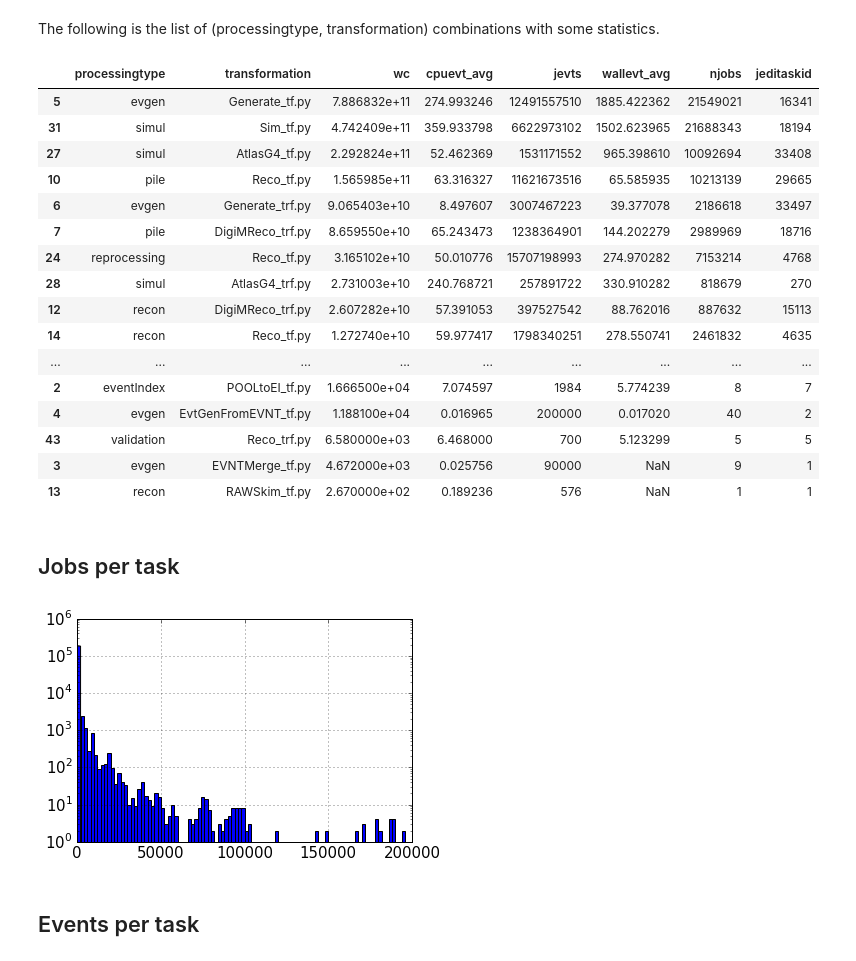
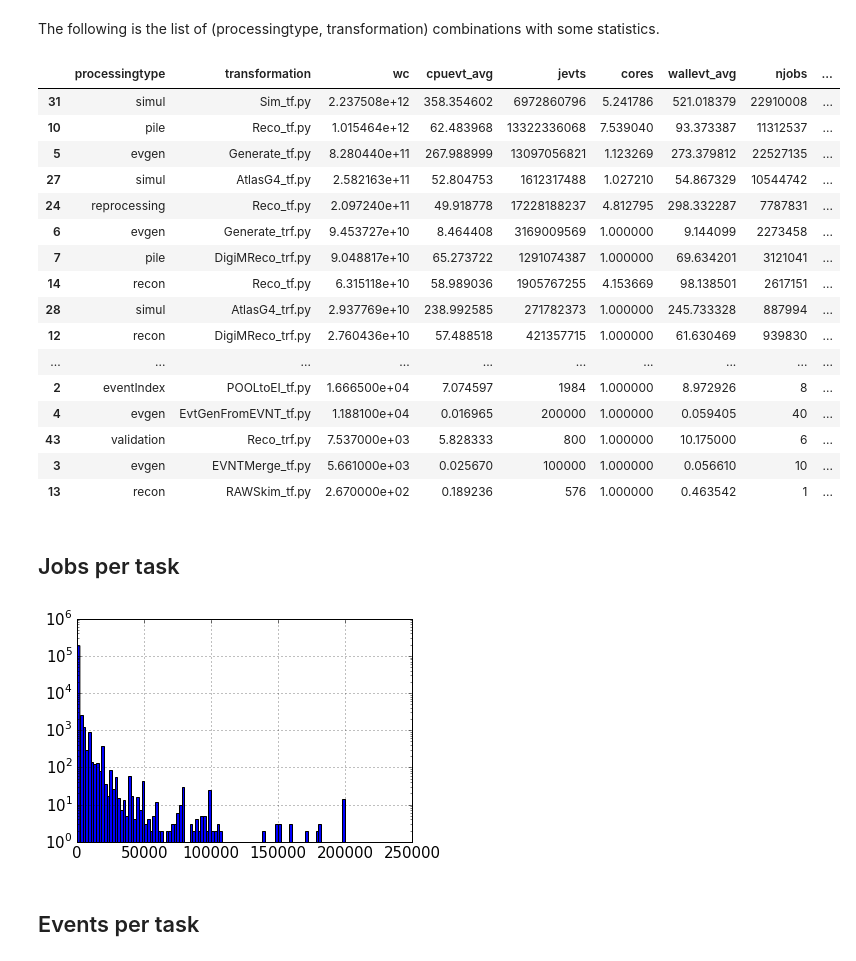
Before and after one commit to sciaba/ATLAS-CPU-time-analysis, a Jupyter notebook: Notebooks/Job_CPUtime_analysis.ipynb, the cells around one changed output. Cells and saved outputs as stored; diff of their text form; code cells hidden in the pictures.

```diff
--- a/Notebooks/Job_CPUtime_analysis.ipynb
+++ b/Notebooks/Job_CPUtime_analysis.ipynb
@@ -229,5 +247,5 @@ with open('tasks.csv', 'w') as f:
 # %%
 df = pd.read_csv('tasks.csv', dtype={'cpu_n': 'float'}, names=['jeditaskid', 'processingtype', 'transformation', 'atlrel',
                                                                'njobs', 'cpuevt_avg', 'cpuevt_rms', 'wallevt_avg',
-                                                               'wallevt_rms', 'cpu', 'wc', 'cpu_n', 'cores', 'jevts'])
+                                                               'wallevt_rms', 'cpu', 'wc', 'cpu_n', 'cores', 'jevts', 'eff'])
 # %%
@@ -242,37 +273,38 @@ The following is the list of (processingtype, transformation) combinations with
 # %%
 grouped = df.groupby(['processingtype', 'transformation'], as_index=False)
 a = grouped.agg({'jeditaskid': 'count',
                  'cpuevt_avg' : 'mean',
-                 'wallevt_avg': 'std',
+                 'wallevt_avg': 'mean',
                  'wc': 'sum',
+                 'cores': 'mean',
                  'njobs': 'sum',
                  'jevts': 'sum'})
 a.sort_values('wc', ascending=False)
 # %% [output]
-|  | processingtype | transformation | wc | cpuevt_avg | jevts | wallevt_avg | njobs | jeditaskid |
-| 5 | evgen | Generate_tf.py | 7.886832e+11 | 274.993246 | 12491557510 | 1885.422362 | 21549021 | 16341 |
-| 31 | simul | Sim_tf.py | 4.742409e+11 | 359.933798 | 6622973102 | 1502.623965 | 21688343 | 18194 |
-| 27 | simul | AtlasG4_tf.py | 2.292824e+11 | 52.462369 | 1531171552 | 965.398610 | 10092694 | 33408 |
-| 10 | pile | Reco_tf.py | 1.565985e+11 | 63.316327 | 11621673516 | 65.585935 | 10213139 | 29665 |
-| 6 | evgen | Generate_trf.py | 9.065403e+10 | 8.497607 | 3007467223 | 39.377078 | 2186618 | 33497 |
-| 7 | pile | DigiMReco_trf.py | 8.659550e+10 | 65.243473 | 1238364901 | 144.202279 | 2989969 | 18716 |
-| 24 | reprocessing | Reco_tf.py | 3.165102e+10 | 50.010776 | 15707198993 | 274.970282 | 7153214 | 4768 |
-| 28 | simul | AtlasG4_trf.py | 2.731003e+10 | 240.768721 | 257891722 | 330.910282 | 818679 | 270 |
-| 12 | recon | DigiMReco_trf.py | 2.607282e+10 | 57.391053 | 397527542 | 88.762016 | 887632 | 15113 |
-| 14 | recon | Reco_tf.py | 1.272740e+10 | 59.977417 | 1798340251 | 278.550741 | 2461832 | 4635 |
-| ... | ... | ... | ... | ... | ... | ... | ... | ... |
-| 2 | eventIndex | POOLtoEI_tf.py | 1.666500e+04 | 7.074597 | 1984 | 5.774239 | 8 | 7 |
-| 4 | evgen | EvtGenFromEVNT_tf.py | 1.188100e+04 | 0.016965 | 200000 | 0.017020 | 40 | 2 |
-| 43 | validation | Reco_trf.py | 6.580000e+03 | 6.468000 | 700 | 5.123299 | 5 | 5 |
-| 3 | evgen | EVNTMerge_tf.py | 4.672000e+03 | 0.025756 | 90000 | NaN | 9 | 1 |
-| 13 | recon | RAWSkim_tf.py | 2.670000e+02 | 0.189236 | 576 | NaN | 1 | 1 |
+|  | processingtype | transformation | wc | cpuevt_avg | jevts | cores | wallevt_avg | njobs | ... |
+| 31 | simul | Sim_tf.py | 2.237508e+12 | 358.354602 | 6972860796 | 5.241786 | 521.018379 | 22910008 | ... |
+| 10 | pile | Reco_tf.py | 1.015464e+12 | 62.483968 | 13322336068 | 7.539040 | 93.373387 | 11312537 | ... |
+| 5 | evgen | Generate_tf.py | 8.280440e+11 | 267.988999 | 13097056821 | 1.123269 | 273.379812 | 22527135 | ... |
+| 27 | simul | AtlasG4_tf.py | 2.582163e+11 | 52.804753 | 1612317488 | 1.027210 | 54.867329 | 10544742 | ... |
+| 24 | reprocessing | Reco_tf.py | 2.097240e+11 | 49.918778 | 17228188237 | 4.812795 | 298.332287 | 7787831 | ... |
+| 6 | evgen | Generate_trf.py | 9.453727e+10 | 8.464408 | 3169009569 | 1.000000 | 9.144099 | 2273458 | ... |
+| 7 | pile | DigiMReco_trf.py | 9.048817e+10 | 65.273722 | 1291074387 | 1.000000 | 69.634201 | 3121041 | ... |
+| 14 | recon | Reco_tf.py | 6.315118e+10 | 58.989036 | 1905767255 | 4.153669 | 98.138501 | 2617151 | ... |
+| 28 | simul | AtlasG4_trf.py | 2.937769e+10 | 238.992585 | 271782373 | 1.000000 | 245.733328 | 887994 | ... |
+| 12 | recon | DigiMReco_trf.py | 2.760436e+10 | 57.488518 | 421357715 | 1.000000 | 61.630469 | 939830 | ... |
+| ... | ... | ... | ... | ... | ... | ... | ... | ... | ... |
+| 2 | eventIndex | POOLtoEI_tf.py | 1.666500e+04 | 7.074597 | 1984 | 1.000000 | 8.972926 | 8 | ... |
+| 4 | evgen | EvtGenFromEVNT_tf.py | 1.188100e+04 | 0.016965 | 200000 | 1.000000 | 0.059405 | 40 | ... |
+| 43 | validation | Reco_trf.py | 7.537000e+03 | 5.828333 | 800 | 1.000000 | 10.175000 | 6 | ... |
+| 3 | evgen | EVNTMerge_tf.py | 5.661000e+03 | 0.025670 | 100000 | 1.000000 | 0.056610 | 10 | ... |
+| 13 | recon | RAWSkim_tf.py | 2.670000e+02 | 0.189236 | 576 | 1.000000 | 0.463542 | 1 | ... |
 # %% [markdown]
 ## Jobs per task
 # %%
 plt.rcParams.update({'font.size': 15})
 fig = df['njobs'].hist(bins=100, log=True)
 # %% [output]
-[figure, old version]
+[figure, new version]
 # %% [markdown]
 ## Events per task
 # %%
```
Also changed, not shown: parts of 12 cells of this notebook.
